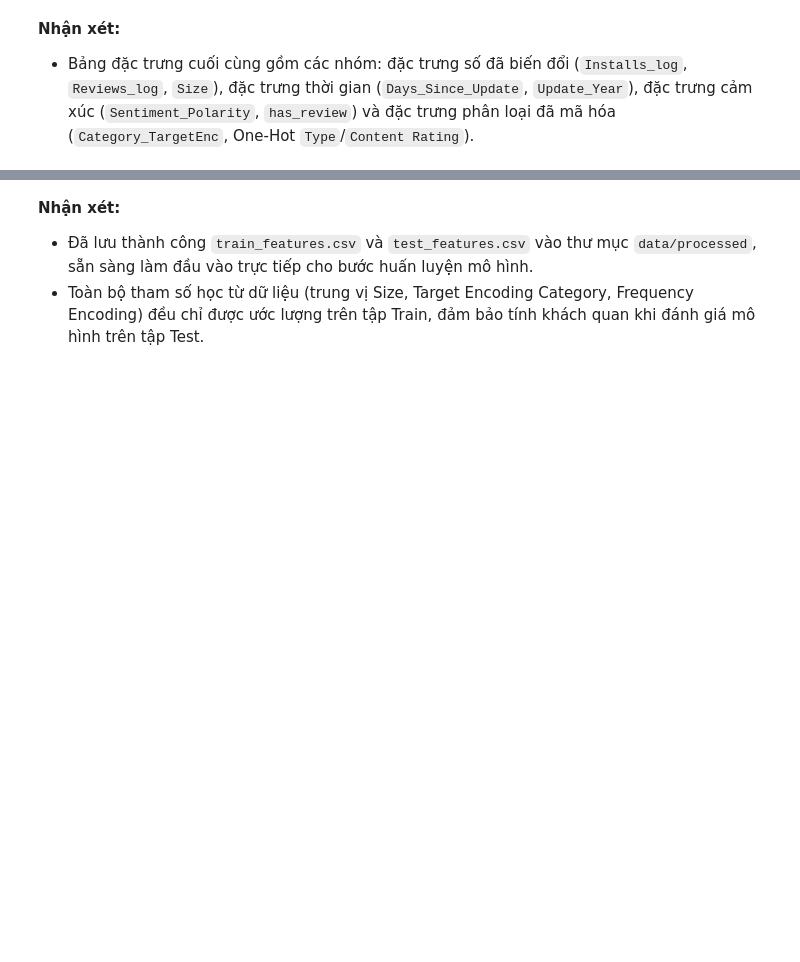
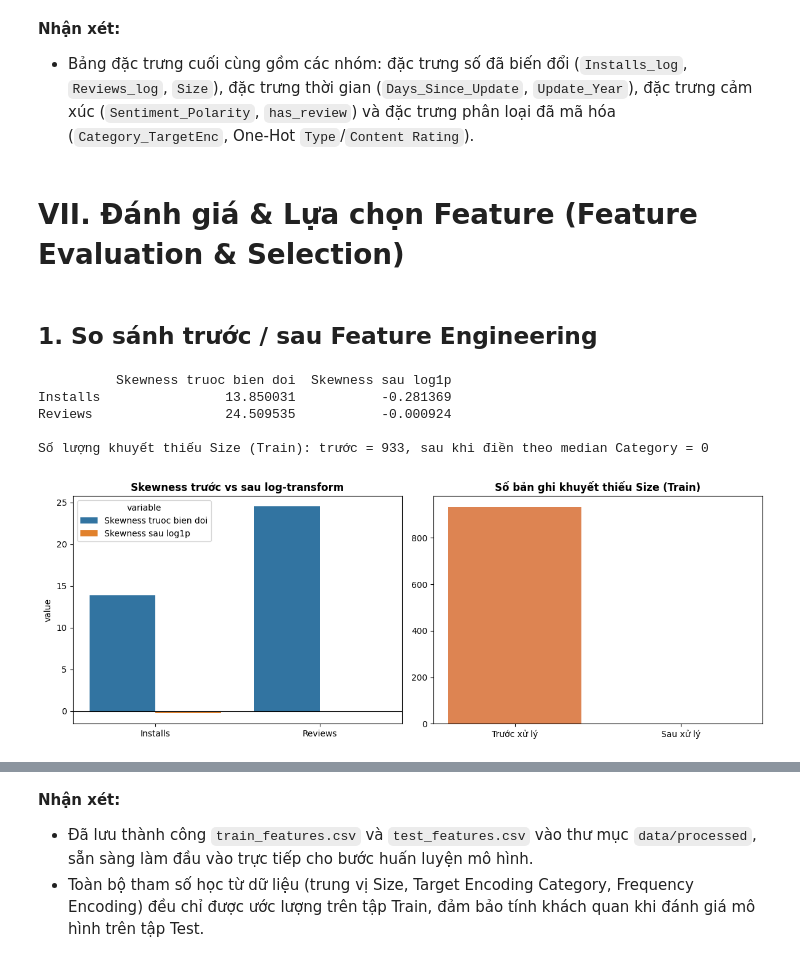
Before and after one commit to hoaidee894/Du-an-1-ValueVoice, a Jupyter notebook: Du_AN/notebooks/05_feature_engineering.ipynb, the cells around one changed output, grey strips where cells are left out. Cells and saved outputs as stored; diff of their text form; code cells hidden in the pictures; blank space fills up the shorter version.

```diff
--- a/Du_AN/notebooks/05_feature_engineering.ipynb
+++ b/Du_AN/notebooks/05_feature_engineering.ipynb
@@ -256,3 +255,36 @@ Tổng số đặc trưng (không tính App/Rating/__split): 23
 # %% [markdown]
 **Nhận xét:**
 - Bảng đặc trưng cuối cùng gồm các nhóm: đặc trưng số đã biến đổi (`Installs_log`, `Reviews_log`, `Size`), đặc trưng thời gian (`Days_Since_Update`, `Update_Year`), đặc trưng cảm xúc (`Sentiment_Polarity`, `has_review`) và đặc trưng phân loại đã mã hóa (`Category_TargetEnc`, One-Hot `Type`/`Content Rating`).
+# %% [markdown]
+# VII. Đánh giá & Lựa chọn Feature (Feature Evaluation & Selection)
+# %% [markdown]
+## 1. So sánh trước / sau Feature Engineering
+# %%
+before_after = pd.DataFrame({
+    "Skewness truoc bien doi": [df_all["Installs"].skew(), df_all["Reviews"].skew()],
+    "Skewness sau log1p":      [df_all["Installs_log"].skew(), df_all["Reviews_log"].skew()],
+}, index=["Installs", "Reviews"])
+
+missing_before = df_train["Size"].isnull().sum()
+missing_after = df_all.loc[df_all["__split"] == "train", "Size_filled"].isnull().sum()
+
+print(before_after)
+print(f"\nSố lượng khuyết thiếu Size (Train): trước = {missing_before}, sau khi điền theo median Category = {missing_after}")
+
+fig, axes = plt.subplots(1, 2, figsize=(12, 4.5))
+sns.barplot(data=before_after.reset_index().melt(id_vars="index"), x="index", y="value", hue="variable", ax=axes[0])
+axes[0].axhline(0, color="black", linewidth=0.8)
+axes[0].set_title("Skewness trước vs sau log-transform", fontweight="bold")
+axes[0].set_xlabel("")
+
+axes[1].bar(["Trước xử lý", "Sau xử lý"], [missing_before, missing_after], color=["#DD8452", "#55A868"])
+axes[1].set_title("Số bản ghi khuyết thiếu Size (Train)", fontweight="bold")
+plt.tight_layout()
+plt.show()
+# %% [output]
+          Skewness truoc bien doi  Skewness sau log1p
+Installs                13.850031           -0.281369
+Reviews                 24.509535           -0.000924
+
+Số lượng khuyết thiếu Size (Train): trước = 933, sau khi điền theo median Category = 0
+[figure, added]
```
Also changed, not shown: parts of 21 cells of this notebook, 1 other file.
